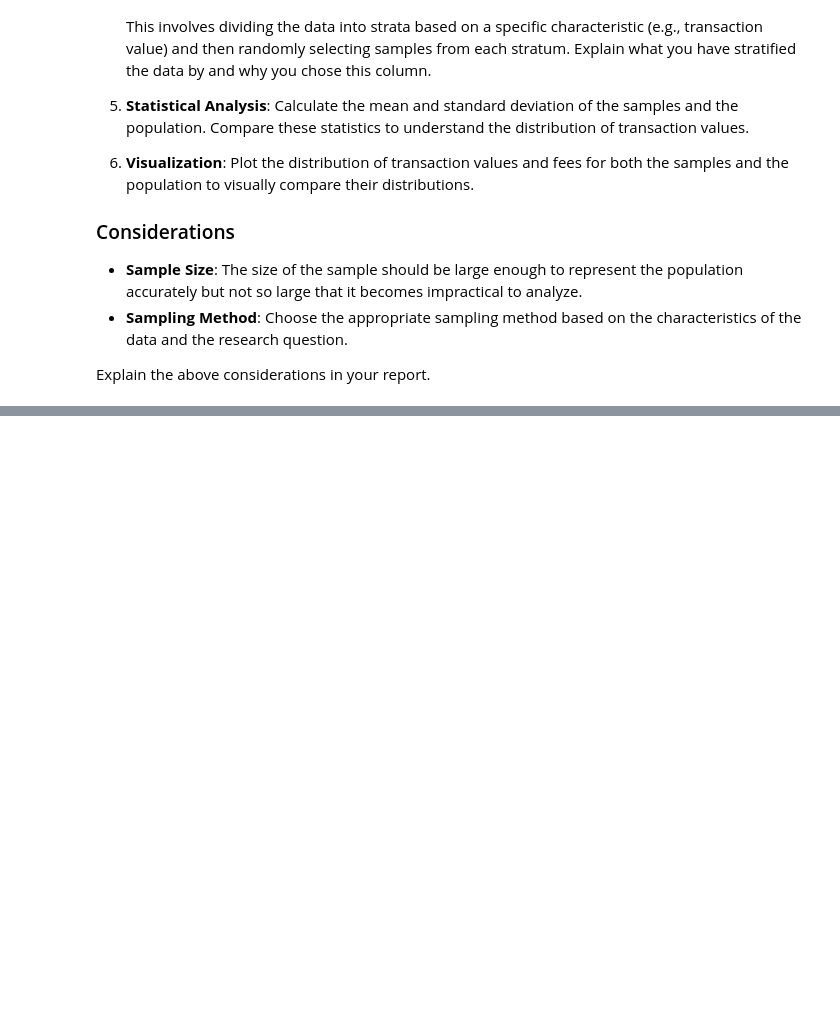
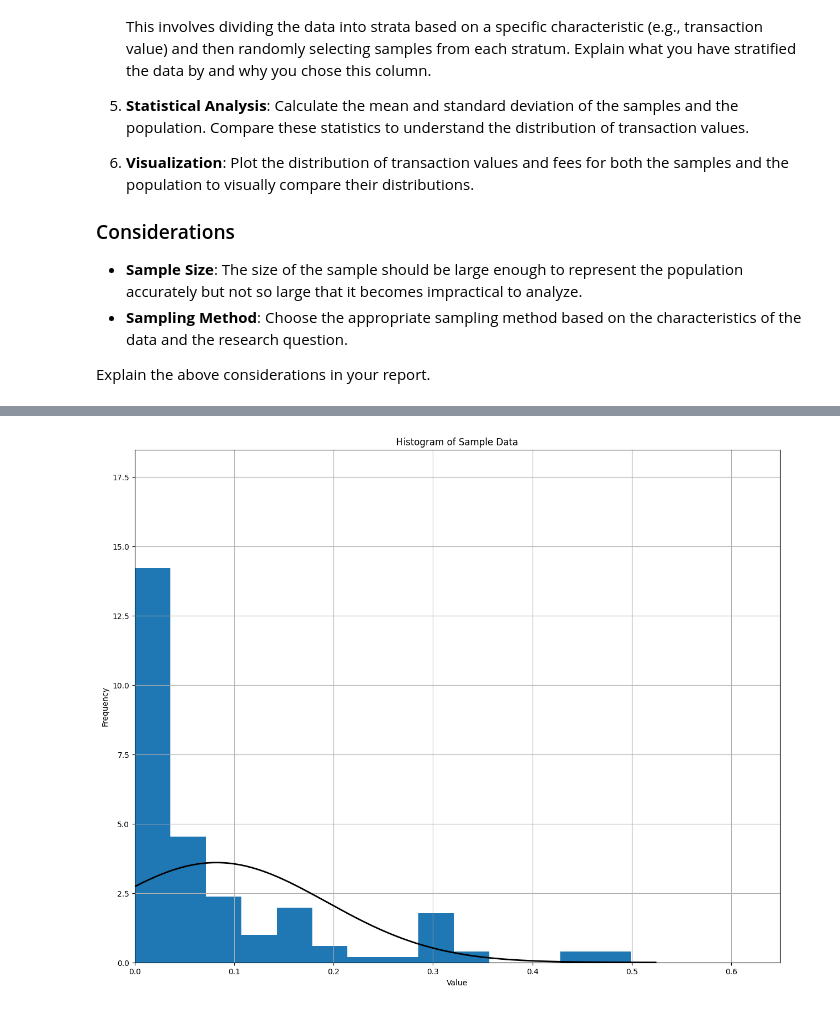
Before and after one commit to Hadi-loo/Introduction-to-Data-Science-Course, a Jupyter notebook: CA0. Web Scrapping/web scrapping.ipynb, the cells around one changed output, grey strips where cells are left out. Saved outputs shown, nothing was run; the diff lists cells and outputs as text; code cells hidden in the pictures; blank space fills up the shorter version.

Commit message:
Add sampling and analysis

```diff
--- a/CA0. Web Scrapping/web scrapping.ipynb
+++ b/CA0. Web Scrapping/web scrapping.ipynb
@@ -651,0 +612,7 @@ Explain the above considerations in your report.
+# %%
+# simple random sampling (SRS)
+random_sample = df.sample(frac=0.1, random_state=1)
+# %%
+plot_histogram(random_sample['Value'])
+# %% [output]
+[figure, added]
```
Also changed, not shown: parts of 13 cells of this notebook.
